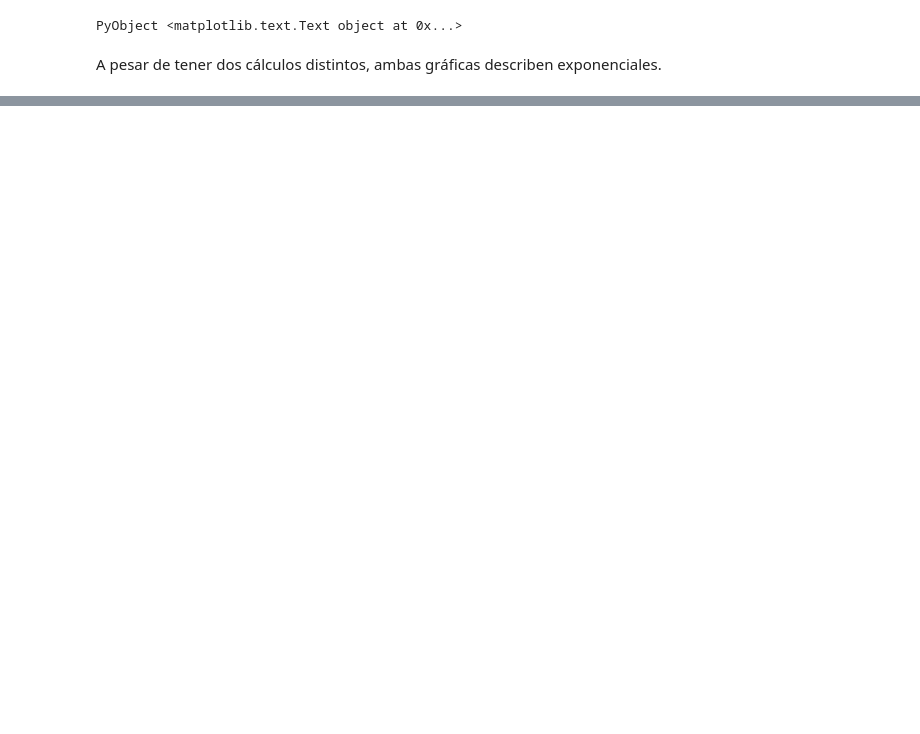
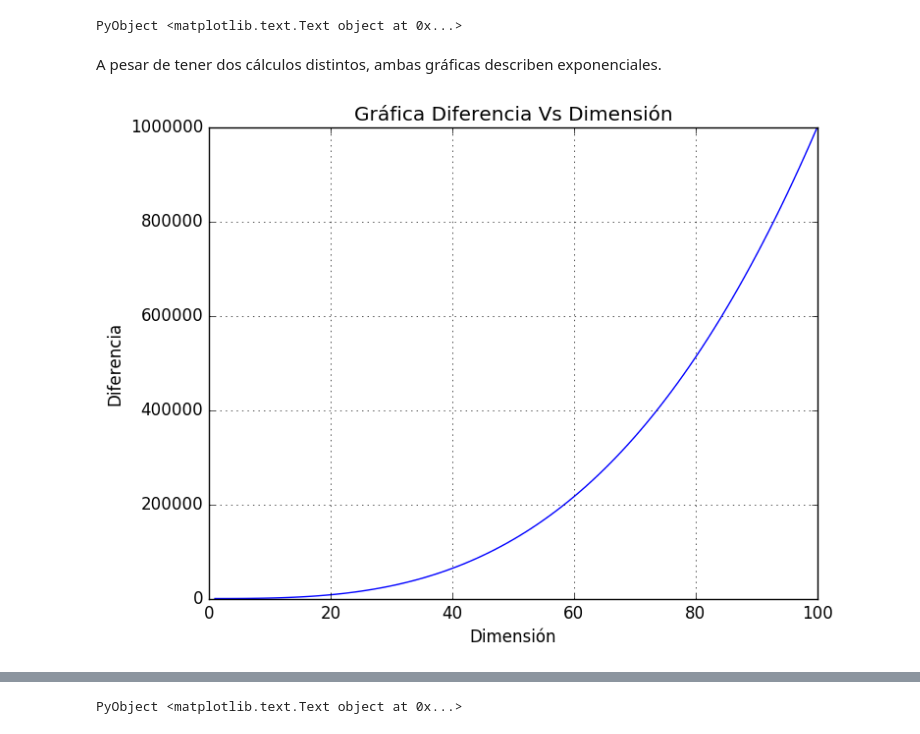
Before and after one commit to nicolasdiazn/Documentos, a Jupyter notebook: T4_NicolasDiazNaufal.ipynb, the cells around one changed output, grey strips where cells are left out. Cells and saved outputs as stored; diff of their text form; code cells hidden in the pictures; blank space fills up the shorter version.

```diff
--- a/T4_NicolasDiazNaufal.ipynb
+++ b/T4_NicolasDiazNaufal.ipynb
@@ -346,3 +382,25 @@ WARNING: Method definition graf_diferencia2(Any) in module Main at In[119]:7 ove
 PyObject <matplotlib.text.Text object at 0x...>
 # %% [markdown]
 A pesar de tener dos cálculos distintos, ambas gráficas describen exponenciales.
+# %%
+function diferencia3(n)
+    Traza = (trace(Obs_Hermitian(n)))
+    (((Traza*projector(n)))/Traza)*n
+end
+
+function graf_diferencia3(n)
+    v = []
+    x = collect(1:n)
+    for i in x
+    l = real(diferencia3(i))
+    push!(v,l)
+    end
+    plot(x,v)
+    grid("on")
+    xlabel("Dimensión")
+    ylabel("Diferencia")
+    title("Gráfica Diferencia Vs Dimensión")
+end
+graf_diferencia3(100)
+# %% [output]
+[figure, added]
@@ -348,0 +409 @@ A pesar de tener dos cálculos distintos, ambas gráficas describen exponenciale
+PyObject <matplotlib.text.Text object at 0x...>
```
Also changed, not shown: parts of 9 cells of this notebook.
